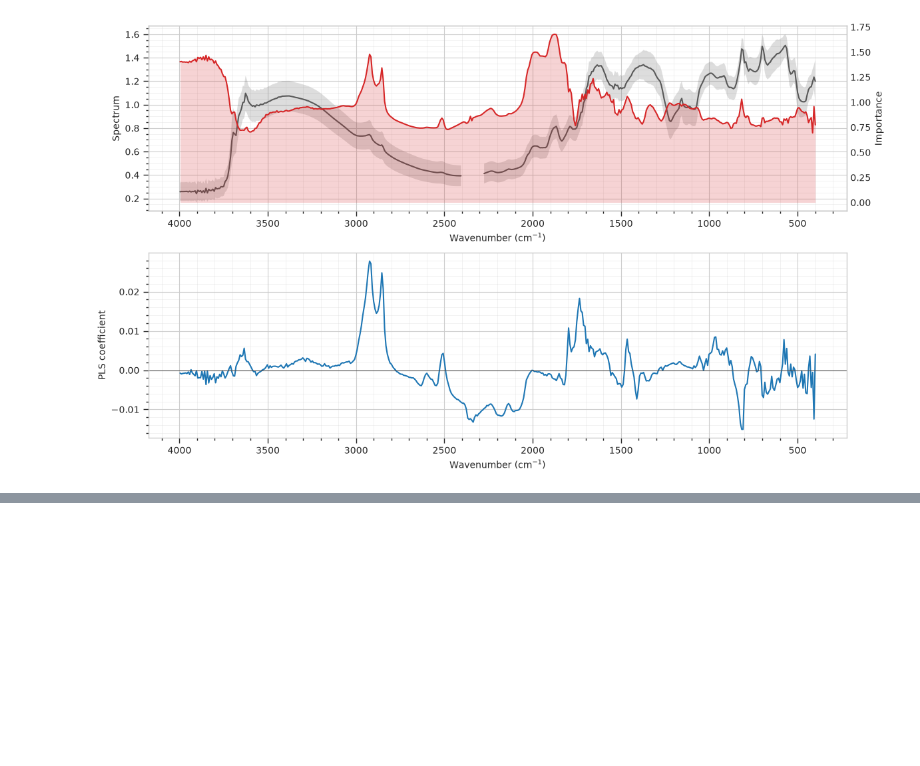
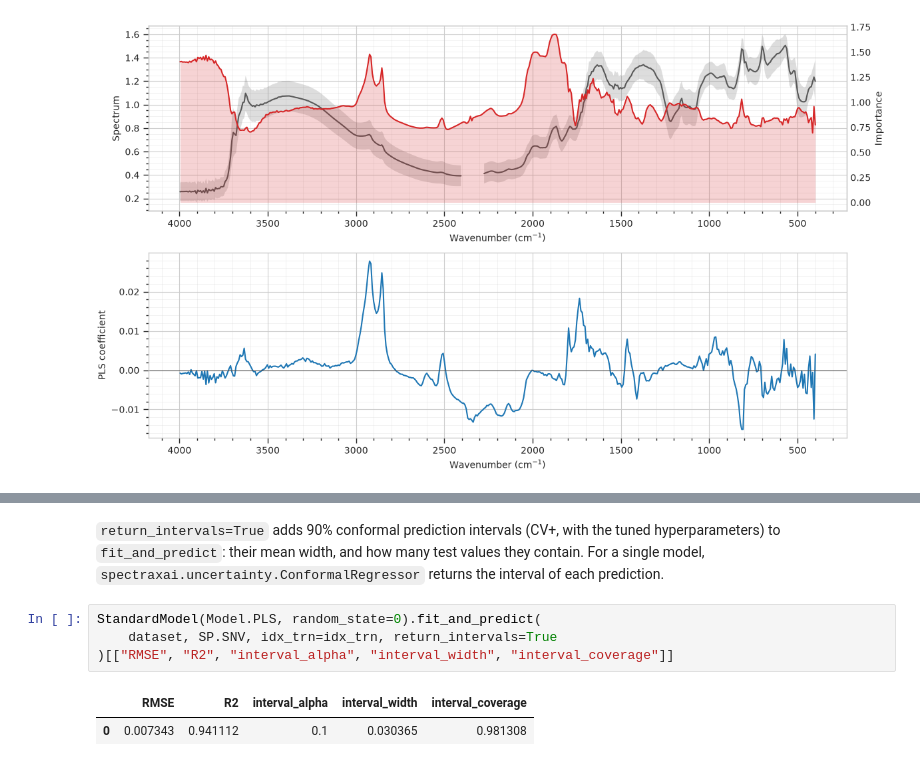
Before and after one commit to tsakiridis/spectra-xai, a Jupyter notebook: examples/mirSpectra.ipynb, the cells around one changed output, grey strips where cells are left out. Drawn from its saved outputs; the diff is of its cells as text; blank space fills up the shorter version.

```diff
--- a/examples/mirSpectra.ipynb
+++ b/examples/mirSpectra.ipynb
@@ -138,0 +155,9 @@ with style():
+# %% [markdown]
+`return_intervals=True` adds 90% conformal prediction intervals (CV+, with the tuned hyperparameters) to `fit_and_predict`: their mean width, and how many test values they contain. For a single model, `spectraxai.uncertainty.ConformalRegressor` returns the interval of each prediction.
+# %%
+StandardModel(Model.PLS, random_state=0).fit_and_predict(
+    dataset, SP.SNV, idx_trn=idx_trn, return_intervals=True
+)[["RMSE", "R2", "interval_alpha", "interval_width", "interval_coverage"]]
+# %% [output]
+|  | RMSE | R2 | interval_alpha | interval_width | interval_coverage |
+| 0 | 0.007343 | 0.941112 | 0.1 | 0.030365 | 0.981308 |
```
Also changed, not shown: parts of 2 cells of this notebook, 16 other files.
